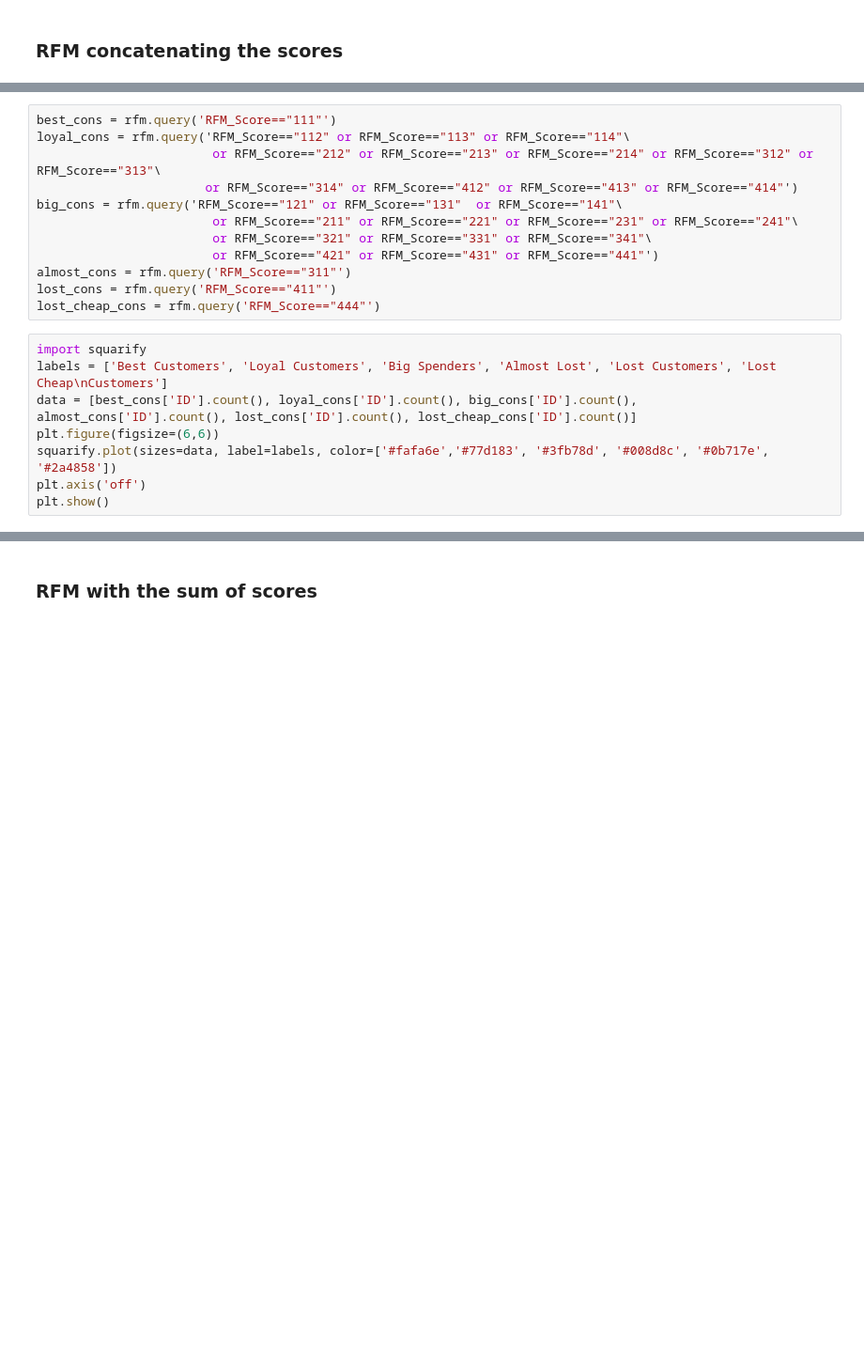
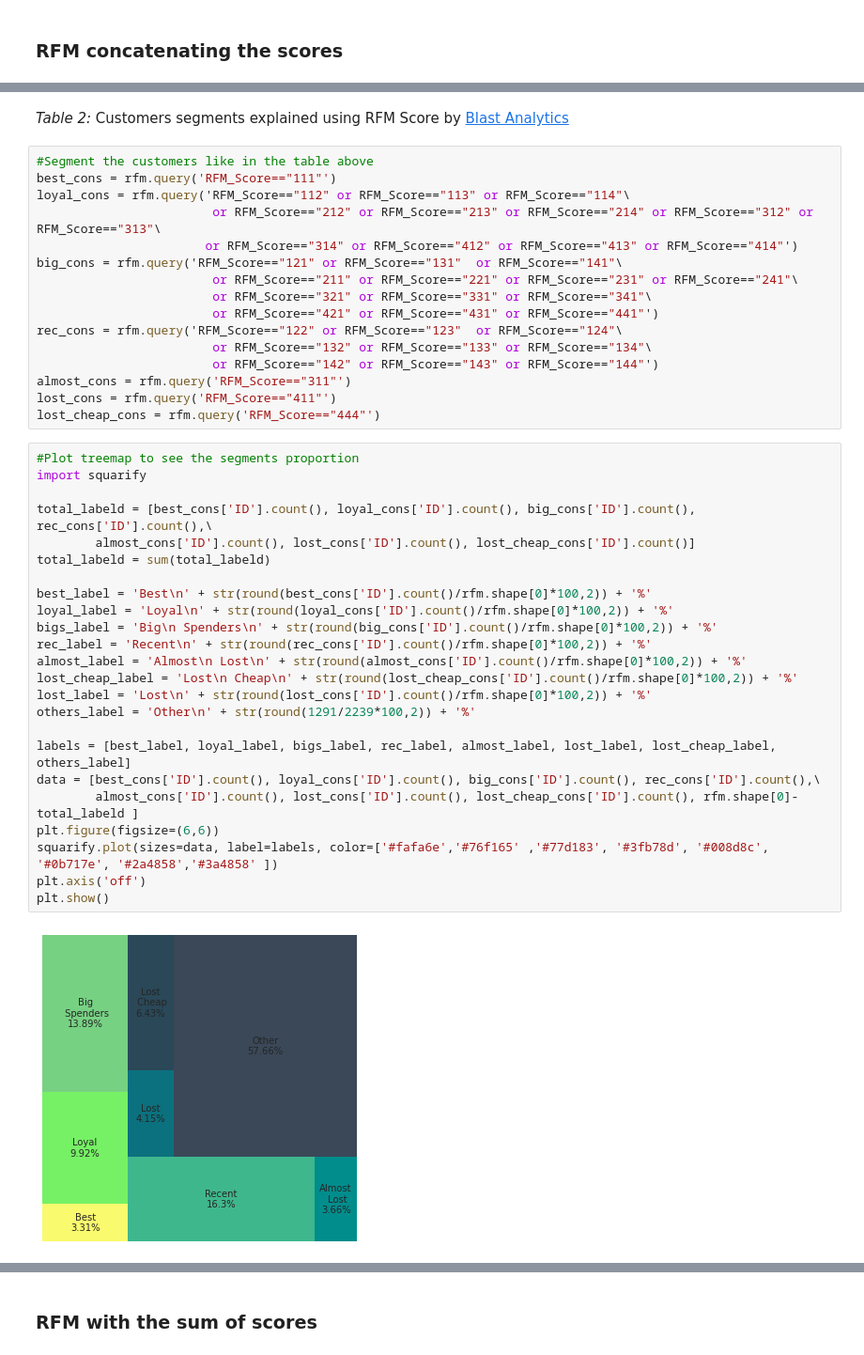
Before and after one commit to fpmacedo/ifood_data_analyst_test, a Jupyter notebook: Marketing Campaign Analysis - iFood CRM Data Analyst Case.ipynb, the cells around one changed output, grey strips where cells are left out. Shown at 94% size. Saved outputs shown, nothing was run; the diff lists cells and outputs as text; blank space fills up the shorter version.

```diff
--- a/Marketing Campaign Analysis - iFood CRM Data Analyst Case.ipynb
+++ b/Marketing Campaign Analysis - iFood CRM Data Analyst Case.ipynb
@@ -628,7 +620,10 @@ Now we can segment our customers in groups like in the table bellow, of course t
 |Almost Lost|311| Haven't purchased for some time, but purchased frequently and spend the most|Aggressive price incentives|
 |Lost Customers|411|Haven't purchased for some time, but purchased frequently and spend the most|Aggressive price incentives|
 |Lost Cheap Customers|444| Last purchased long ago, purchased few, and spent little| Don't spend too much trying to re-acquire|
+# %% [markdown]
+<i>Table 2:</i> Customers segments explained using RFM Score by [Blast Analytics](https://www.blastanalytics.com/blog/rfm-analysis-boosts-sales)
 # %%
+#Segment the customers like in the table above
 best_cons = rfm.query('RFM_Score=="111"')
 loyal_cons = rfm.query('RFM_Score=="112" or RFM_Score=="113" or RFM_Score=="114"\
                         or RFM_Score=="212" or RFM_Score=="213" or RFM_Score=="214" or RFM_Score=="312" or RFM_Score=="313"\
@@ -637,14 +632,35 @@ big_cons = rfm.query('RFM_Score=="121" or RFM_Score=="131"  or RFM_Score=="141"\
                         or RFM_Score=="211" or RFM_Score=="221" or RFM_Score=="231" or RFM_Score=="241"\
                         or RFM_Score=="321" or RFM_Score=="331" or RFM_Score=="341"\
                         or RFM_Score=="421" or RFM_Score=="431" or RFM_Score=="441"')
+rec_cons = rfm.query('RFM_Score=="122" or RFM_Score=="123"  or RFM_Score=="124"\
+                        or RFM_Score=="132" or RFM_Score=="133" or RFM_Score=="134"\
+                        or RFM_Score=="142" or RFM_Score=="143" or RFM_Score=="144"')
 almost_cons = rfm.query('RFM_Score=="311"')
 lost_cons = rfm.query('RFM_Score=="411"')
 lost_cheap_cons = rfm.query('RFM_Score=="444"')
 # %%
+#Plot treemap to see the segments proportion
 import squarify
-labels = ['Best Customers', 'Loyal Customers', 'Big Spenders', 'Almost Lost', 'Lost Customers', 'Lost Cheap\nCustomers']
-data = [best_cons['ID'].count(), loyal_cons['ID'].count(), big_cons['ID'].count(), almost_cons['ID'].count(), lost_cons['ID'].count(), lost_cheap_cons['ID'].count()]
+
+total_labeld = [best_cons['ID'].count(), loyal_cons['ID'].count(), big_cons['ID'].count(), rec_cons['ID'].count(),\
+        almost_cons['ID'].count(), lost_cons['ID'].count(), lost_cheap_cons['ID'].count()]
+total_labeld = sum(total_labeld)
+
+best_label = 'Best\n' + str(round(best_cons['ID'].count()/rfm.shape[0]*100,2)) + '%'
+loyal_label = 'Loyal\n' + str(round(loyal_cons['ID'].count()/rfm.shape[0]*100,2)) + '%'
+bigs_label = 'Big\n Spenders\n' + str(round(big_cons['ID'].count()/rfm.shape[0]*100,2)) + '%'
+rec_label = 'Recent\n' + str(round(rec_cons['ID'].count()/rfm.shape[0]*100,2)) + '%'
+almost_label = 'Almost\n Lost\n' + str(round(almost_cons['ID'].count()/rfm.shape[0]*100,2)) + '%'
+lost_cheap_label = 'Lost\n Cheap\n' + str(round(lost_cheap_cons['ID'].count()/rfm.shape[0]*100,2)) + '%'
+lost_label = 'Lost\n' + str(round(lost_cons['ID'].count()/rfm.shape[0]*100,2)) + '%'
+others_label = 'Other\n' + str(round(1291/2239*100,2)) + '%'
+
+labels = [best_label, loyal_label, bigs_label, rec_label, almost_label, lost_label, lost_cheap_label, others_label]
+data = [best_cons['ID'].count(), loyal_cons['ID'].count(), big_cons['ID'].count(), rec_cons['ID'].count(),\
+        almost_cons['ID'].count(), lost_cons['ID'].count(), lost_cheap_cons['ID'].count(), rfm.shape[0]-total_labeld ]
 plt.figure(figsize=(6,6))
-squarify.plot(sizes=data, label=labels, color=['#fafa6e','#77d183', '#3fb78d', '#008d8c', '#0b717e', '#2a4858'])
+squarify.plot(sizes=data, label=labels, color=['#fafa6e','#76f165' ,'#77d183', '#3fb78d', '#008d8c', '#0b717e', '#2a4858','#3a4858' ])
 plt.axis('off')
 plt.show()
+# %% [output]
+[figure, added]
```
Also changed, not shown: parts of 61 cells of this notebook, 1 other file.
